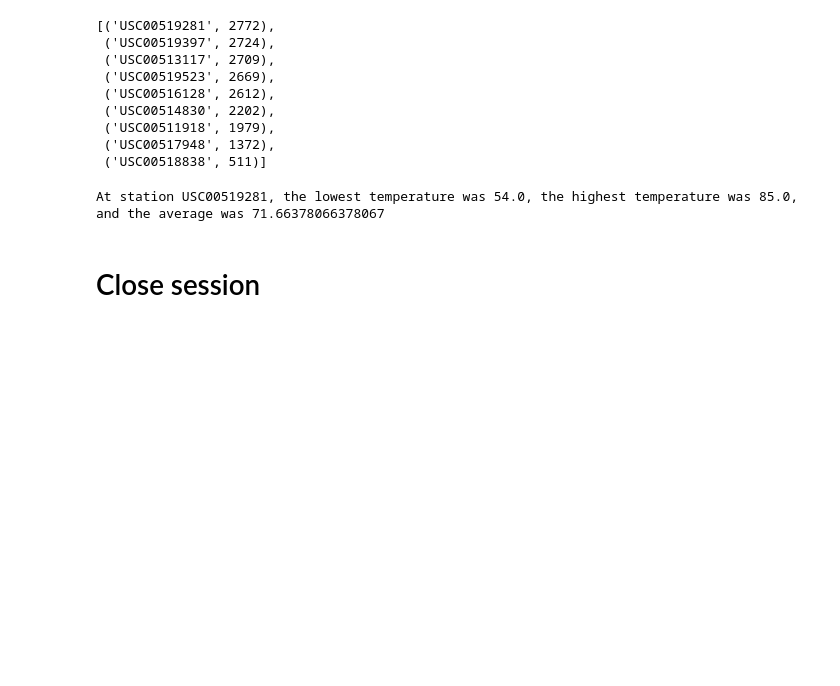
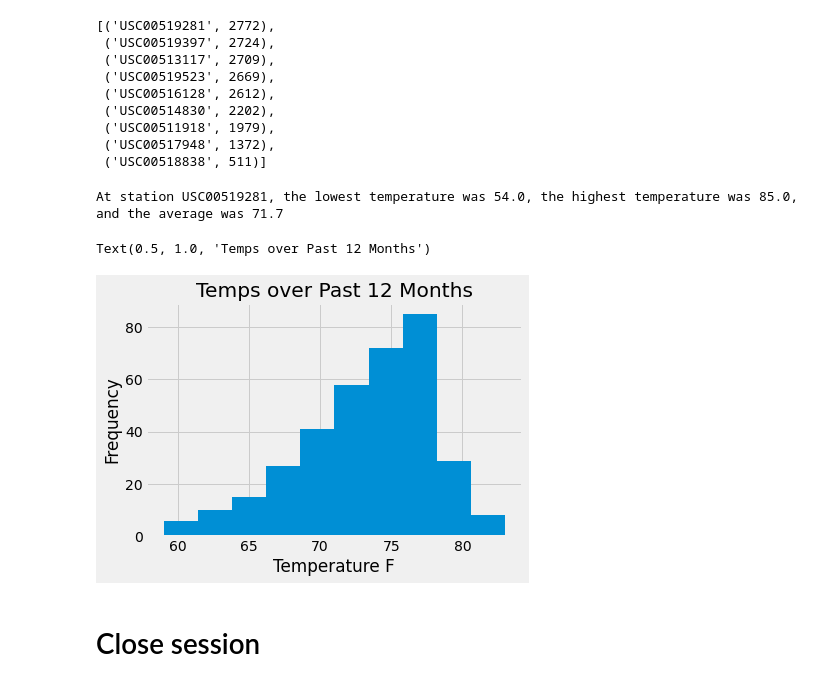
Before and after one commit to JenniferM-BShulyak/sqlalchemy-challenge, a Jupyter notebook: SurfsUp/climate_starter.ipynb, the cells around one changed output. Cells and saved outputs as stored; diff of their text form; code cells hidden in the pictures; blank space fills up the shorter version.

Commit message:
Finished Station Analysis

```diff
--- a/SurfsUp/climate_starter.ipynb
+++ b/SurfsUp/climate_starter.ipynb
@@ -136,18 +136,30 @@ station_activity
 df_stations = pd.DataFrame(station_activity, columns = ["Station", "# of Measurements"])
 # %%
 # Using the most active station id from the previous query, calculate the lowest, highest, and average temperature.
+# First, save the most active station to a variable
 most_active_station = station_activity[0][0]
-most_active_temp = session.query(Measurement.tobs).filter(Measurement.station == most_active_station).all()
-temps = [record[0] for record in most_active_temp]
-most_active_lowest = min(temps)
-most_active_highest = max(temps)
-most_active_avg = sum(temps) / len(temps)
-print(f"At station {most_active_station}, the lowest temperature was {most_active_lowest}, the highest temperature was {most_active_highest}, and the average was {most_active_avg}")
+
+# Run query where you filter by searching for tobs column for just the most active station
+temp_data = session.query(func.min(Measurement.tobs), func.max(Measurement.tobs), func.avg(Measurement.tobs)).filter(Measurement.station == most_active_station).all()[0]
+
+# Print summary statement
+print(f"At station {most_active_station}, the lowest temperature was {temp_data[0]}, the highest temperature was {temp_data[1]}, and the average was {round(temp_data[2], 1)}")
 # %% [output]
-At station USC00519281, the lowest temperature was 54.0, the highest temperature was 85.0, and the average was 71.66378066378067
+At station USC00519281, the lowest temperature was 54.0, the highest temperature was 85.0, and the average was 71.7
 # %%
 # Using the most active station id
-# Query the last 12 months of temperature observation data for this station and plot the results as a histogram
+# Query the last 12 months of temperature observation data for this station
+df_most_active = pd.DataFrame(session.query(Measurement.date, Measurement.tobs).filter(Measurement.station == most_active_station).filter(Measurement.date > year_ago).order_by(Measurement.date).all(), columns = ["Date", "Temperature F"])
+df_most_active.set_index("Date", inplace=True)
+
+# Plot results as a histogram
+df_most_active.hist()
+plt.ylabel("Frequency")
+plt.xlabel("Temperature F")
+plt.title("Temps over Past 12 Months")
+# %% [output]
+Text(0.5, 1.0, 'Temps over Past 12 Months')
+[figure, added]
 # %% [markdown]
 # Close session
 # %%
```
